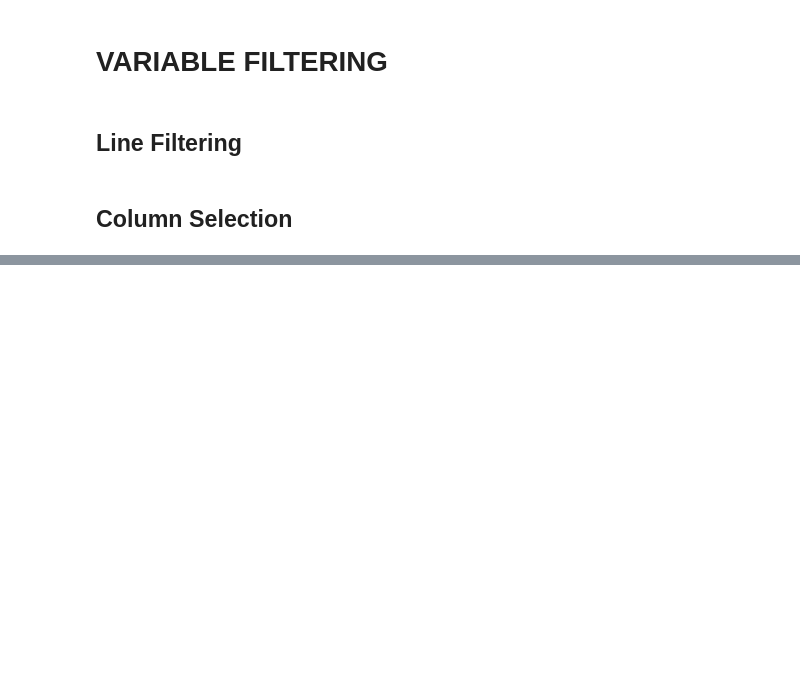
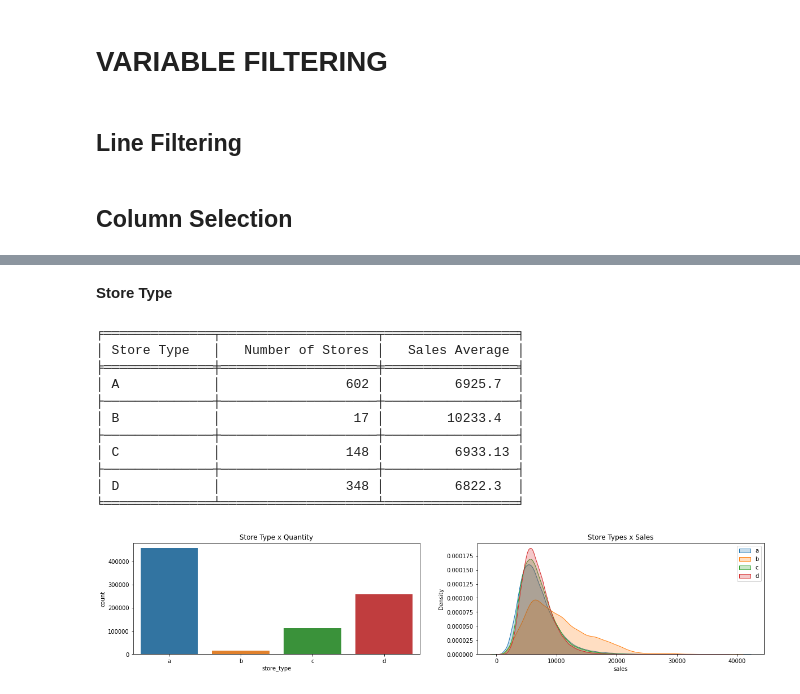
Before and after one commit to lbVictor/Sales_Prediction, a Jupyter notebook: notebooks/store_sales_prediction_cycle01.ipynb, the cells around one changed output, grey strips where cells are left out. Drawn from its saved outputs; the diff is of its cells as text; code cells hidden in the pictures; blank space fills up the shorter version.

```diff
--- a/notebooks/store_sales_prediction_cycle01.ipynb
+++ b/notebooks/store_sales_prediction_cycle01.ipynb
@@ -438,0 +546,37 @@ df3 = df3.drop(cols_drop, axis=1)
+# %% [markdown]
+**Store Type**
+# %%
+# create a table with the types of stores, number of stores, average sales
+tab = [['Store Type', 'Number of Stores', 'Sales Average'],
+       ['A', df4[df4['store_type'] == 'a']['store'].unique().shape[0], df4[df4['store_type'] == 'a']['sales'].mean()],
+       ['B', df4[df4['store_type'] == 'b']['store'].unique().shape[0], df4[df4['store_type'] == 'b']['sales'].mean()],
+       ['C', df4[df4['store_type'] == 'c']['store'].unique().shape[0], df4[df4['store_type'] == 'c']['sales'].mean()],
+       ['D', df4[df4['store_type'] == 'd']['store'].unique().shape[0], df4[df4['store_type'] == 'd']['sales'].mean()]]
+
+print(tabulate(tab, headers='firstrow', tablefmt='fancy_grid'))
+
+# plot the volume of data for each type of store
+plt.subplot(2, 2, 1)
+sns.countplot(x= df4['store_type'], order=['a', 'b', 'c', 'd']).set_title('Store Type x Quantity' );
+
+
+# plot the distribution of each type of store in relation to sales
+plt.subplot(2, 2, 2)
+sns.kdeplot(df4[df4['store_type'] == 'a']['sales'], shade=True).set_title('Store Types x Sales');
+sns.kdeplot(df4[df4['store_type'] == 'b']['sales'], shade=True);
+sns.kdeplot(df4[df4['store_type'] == 'c']['sales'], shade=True);
+sns.kdeplot(df4[df4['store_type'] == 'd']['sales'], shade=True);
+plt.legend(['a', 'b', 'c', 'd']);
+# %% [output]
+╒══════════════╤════════════════════╤═════════════════╕
+│ Store Type   │   Number of Stores │   Sales Average │
+╞══════════════╪════════════════════╪═════════════════╡
+│ A            │                602 │         6925.7  │
+├──────────────┼────────────────────┼─────────────────┤
+│ B            │                 17 │        10233.4  │
+├──────────────┼────────────────────┼─────────────────┤
+│ C            │                148 │         6933.13 │
+├──────────────┼────────────────────┼─────────────────┤
+│ D            │                348 │         6822.3  │
+╘══════════════╧════════════════════╧═════════════════╛
+[figure, added]
```
Also changed, not shown: parts of 66 cells of this notebook.
